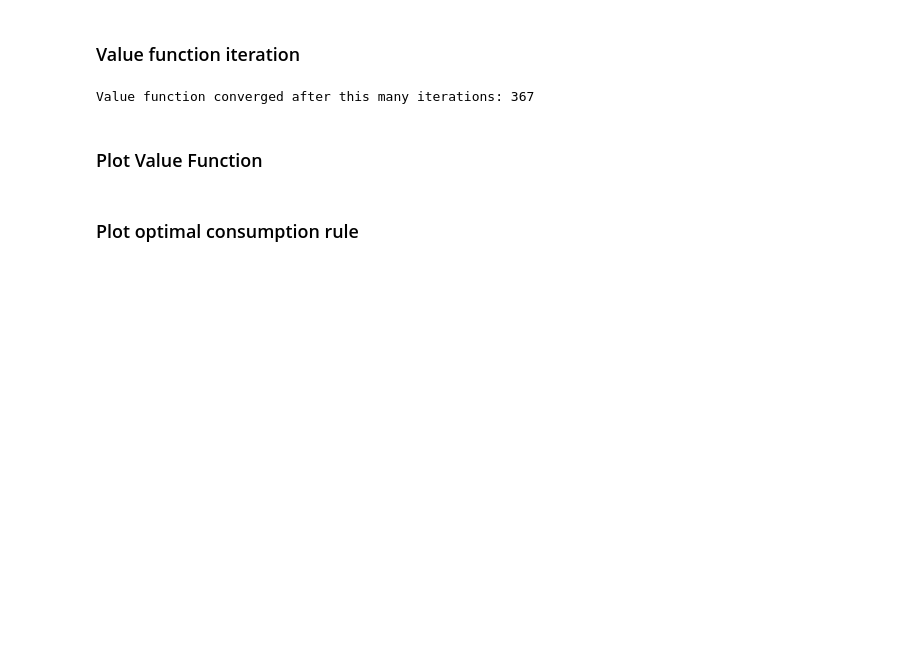
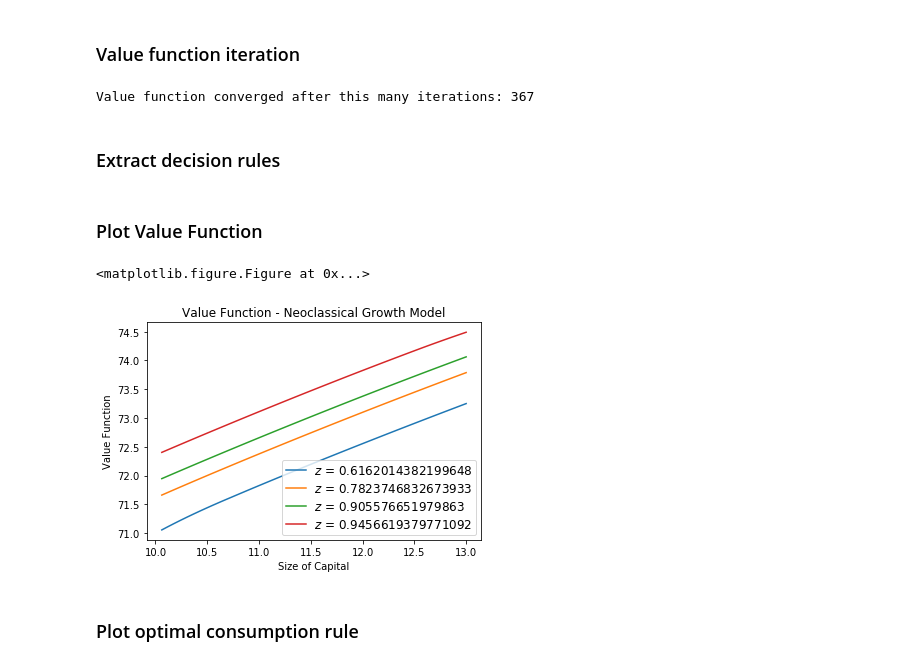
Before and after one commit to quainialberto/BootCamp2018, a Jupyter notebook: ProbSets/Econ/Wk1_DP/DP.ipynb, the cells around one changed output. Saved outputs shown, nothing was run; the diff lists cells and outputs as text; code cells hidden in the pictures; blank space fills up the shorter version.

```diff
--- a/ProbSets/Econ/Wk1_DP/DP.ipynb
+++ b/ProbSets/Econ/Wk1_DP/DP.ipynb
@@ -175,28 +172,30 @@ PF        = vector, indicies of choices of w' for all w
 VF        = vector, the "true" value function
 ------------------------------------------------------------------------
 '''
-
 VFtol = 1e-6
 VFdist = 7.0
 VFmaxiter = 500
 V = np.zeros((size_k, size_z)) # initial guess at value function
-Vmat = np.zeros((size_k, size_k, size_z))
-Vstore = np.zeros((size_k, size_k, VFmaxiter)) #initialize Vstore array
+Vmat = np.zeros((size_k, size_k, size_z)) # initialize Vmat matrix
+Vstore = np.zeros((size_k, size_z, VFmaxiter)) #initialize Vstore array
 VFiter = 1
 while VFdist > VFtol and VFiter < VFmaxiter:
-    for i in range(size_k): # loop over epsilon
-        for j in range(size_k): # loop over w
-            for k in range(size_z):
+    for i in range(size_k): # loop over k_t
+        for j in range(size_k): # loop over k_t+1
+            for q in range(size_z): #loop over z_t
                 EV = 0
-                for ii in range(size_z):
-                    EV += pi[k, ii]*V[j, ii]
-                Vmat[i, j, k] = U[i, j, k] + beta * EV
-    Vstore[:, :, VFiter] = V.reshape(size_k, size_z,) # store value function at each iteration for graphing later
-    TV = Vmat.max(1)
+                for qq in range(size_z):
+                    EV += pi_z[q, qq]*V[j, qq]
+                Vmat[i, j, q] = U[i, j, q] + beta * EV
+
+    Vstore[:,:, VFiter] = V.reshape(size_k, size_z,) # store value function at each iteration for graphing later
+    TV = Vmat.max(1) # apply max operator over k_t+1
     PF = np.argmax(Vmat, axis=1)
     VFdist = (np.absolute(V - TV)).max()  # check distance
     V = TV
     VFiter += 1
+
+
 
 if VFiter < VFmaxiter:
     print('Value function converged after this many iterations:', VFiter)
@@ -207,3 +206,5 @@ else:
 VF = V # solution to the functional equation
 # %% [output]
 Value function converged after this many iterations: 367
+# %% [markdown]
+### Extract decision rules
@@ -212,22 +224,25 @@ Value function converged after this many iterations: 367
 # %%
 # Plot value function
 plt.figure()
 fig, ax = plt.subplots()
-ax.plot(k_grid[5:], VF[5:, 0], label='$z$ = ' + str(round(z_grid[0], 3)))
-ax.plot(k_grid[5:], VF[5:, 15], label='$z$ = ' + str(round(z_grid[15], 3)))
-ax.plot(k_grid[5:], VF[5:, 30], label='$z$ = ' + str(round(z_grid[30], 3)))
-ax.plot(k_grid[5:], VF[5:, 45], label='$z$ = ' + str(round(z_grid[45], 3)))
+ax.plot(k_grid[1:], VF[1:, 0], label='$z$ = ' + str(z_grid[0]))
+ax.plot(k_grid[1:], VF[1:, 15], label='$z$ = ' + str(z_grid[5]))
+ax.plot(k_grid[1:], VF[1:, 30], label='$z$ = ' + str(z_grid[15]))
+ax.plot(k_grid[1:], VF[1:, 45], label='$z$ = ' + str(z_grid[19]))
 # Now add the legend with some customizations.
 legend = ax.legend(loc='lower right', shadow=False)
 # Set the fontsize
 for label in legend.get_texts():
     label.set_fontsize('large')
 for label in legend.get_lines():
     label.set_linewidth(1.5)  # the legend line width
 plt.xlabel('Size of Capital')
 plt.ylabel('Value Function')
-plt.title('Value Function - neoclassical growth model')
+plt.title('Value Function - Neoclassical Growth Model')
 plt.show()
+# %% [output]
+<matplotlib.figure.Figure at 0x...>
+[figure, added]
 # %% [markdown]
 ### Plot optimal consumption rule
 # %%
```
Also changed, not shown: parts of 31 cells of this notebook, 2 other files.
